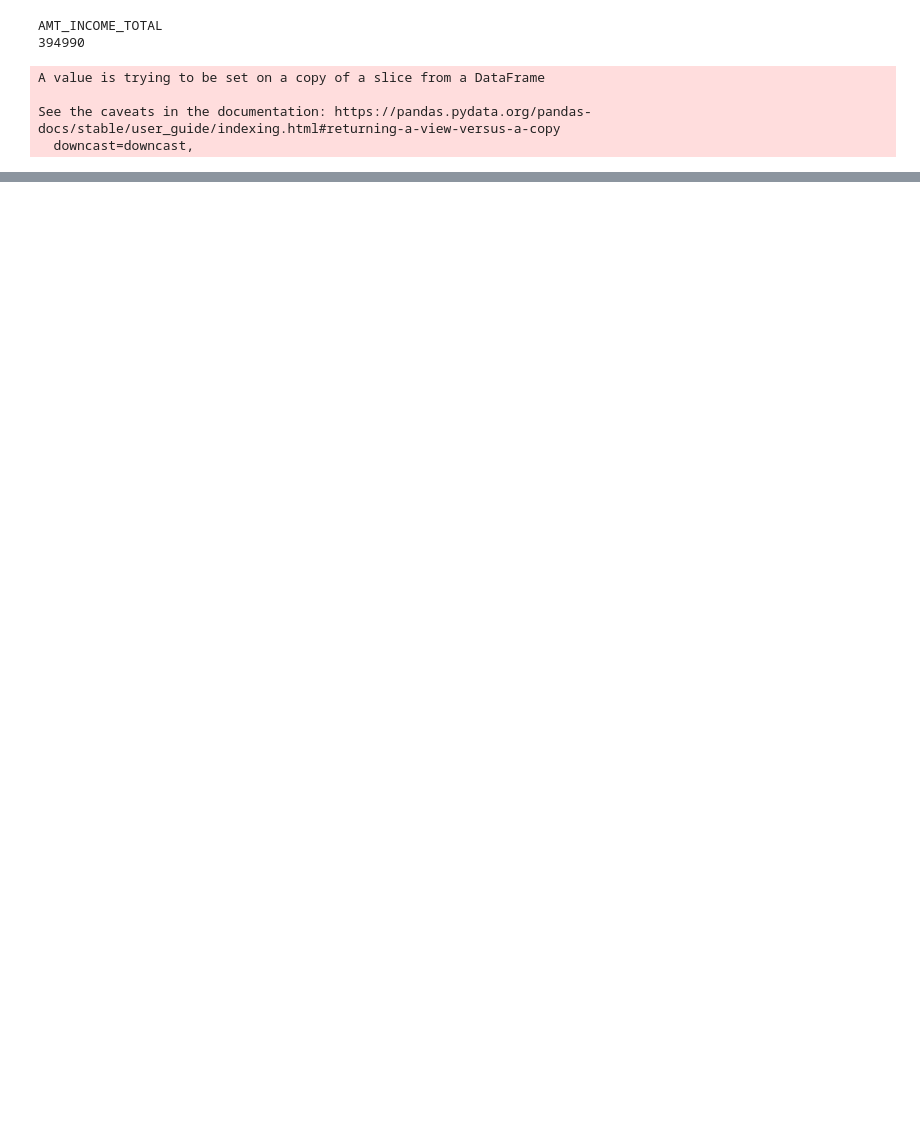
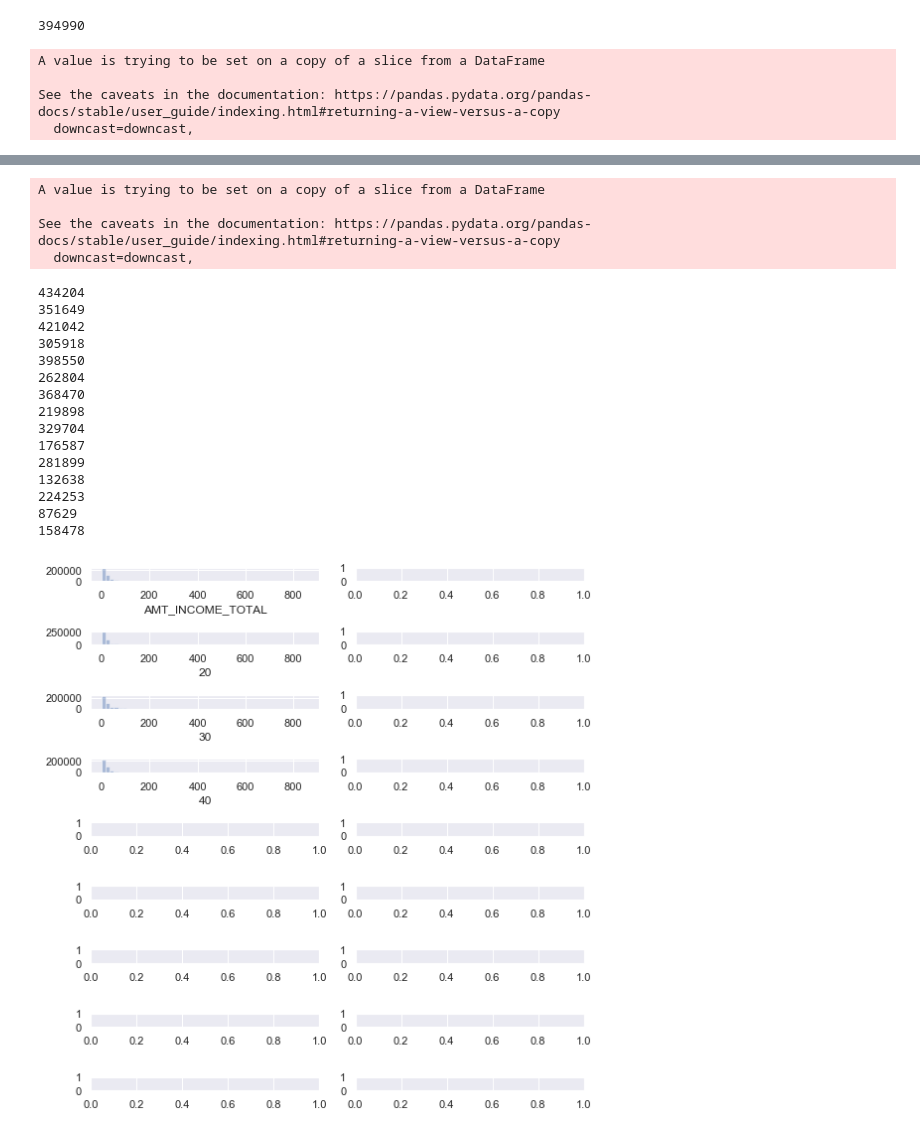
Before and after one commit to lasseschorn/bachelorarbeit, a Jupyter notebook: method_correlation.ipynb, the cells around one changed output, grey strips where cells are left out. Cells and saved outputs as stored; diff of their text form; code cells hidden in the pictures; blank space fills up the shorter version.

```diff
--- a/method_correlation.ipynb
+++ b/method_correlation.ipynb
@@ -31,8 +32,7 @@ def correlation(dataset, column):
                 col_corr = corr_matrix.columns[i]
     return col_corr
 # %%
-def imputation(df,column):
-    col_corr = correlation(df_original, column)
+def imputation(df,column,col_corr):
     s = df[col_corr].drop_duplicates().dropna()
     for i, v in s.items():
         #print(col_corr)
@@ -51,21 +51,32 @@ def imputation(df,column):
         #print(df[df[col_corr] == v][column].fillna(df[df[col_corr] == v].median()[column], inplace=True)  )
     return df
 # %%
-def execute(file,column):
-    print(column)
+def execute(file,column,col_corr):
     df = pd.read_csv(file, delimiter=";", decimal=",")
     print(df[column].count())
-    result = imputation(df,column)
+    result = imputation(df,column,col_corr)
     print(result[column].count())
     return result[column]
 # %%
 for column in var.columns:
     results = df_original[[column]].copy()
+    col_corr = correlation(df_original, column)
     for i in mar_files:
-        results[i[0:-4]] = execute(var.mar_dir + i, column)
+        results[i[0:-4]] = execute(var.mar_dir + i, column,col_corr )
     results.to_csv( save_dir  + 'MAR/' + column + '.csv'  ,index=False,sep=';', decimal=',')
+
+
+    sb.set()
+    fig, axes = plt.subplots(nrows = 9, ncols = 2)
+    fig.set_size_inches(8, 8)
+
+    for index, variable in enumerate([column, "20","30","40"]):
+        sb.distplot(results[variable].dropna(), kde = False, ax = axes[index, 0])
+        #sb.distplot(deter_data["Det" + variable], kde = False, ax = axes[index, 0], color = 'red')
+        #deter_data["Det" + variable]],
+        #sb.boxplot(data = pd.concat([results[variable],  axis = 1), ax = axes[index, 1])
+        plt.tight_layout()
 # %% [output]
-AMT_INCOME_TOTAL
 394990
 A value is trying to be set on a copy of a slice from a DataFrame
 
@@ -90,0 +101,20 @@ CODE_GENDER
+A value is trying to be set on a copy of a slice from a DataFrame
+
+See the caveats in the documentation: https://pandas.pydata.org/pandas-docs/stable/user_guide/indexing.html#returning-a-view-versus-a-copy
+  downcast=downcast,
+434204
+351649
+421042
+305918
+398550
+262804
+368470
+219898
+329704
+176587
+281899
+132638
+224253
+87629
+158478
+[figure, added]
```
Also changed, not shown: parts of 7 cells of this notebook.
